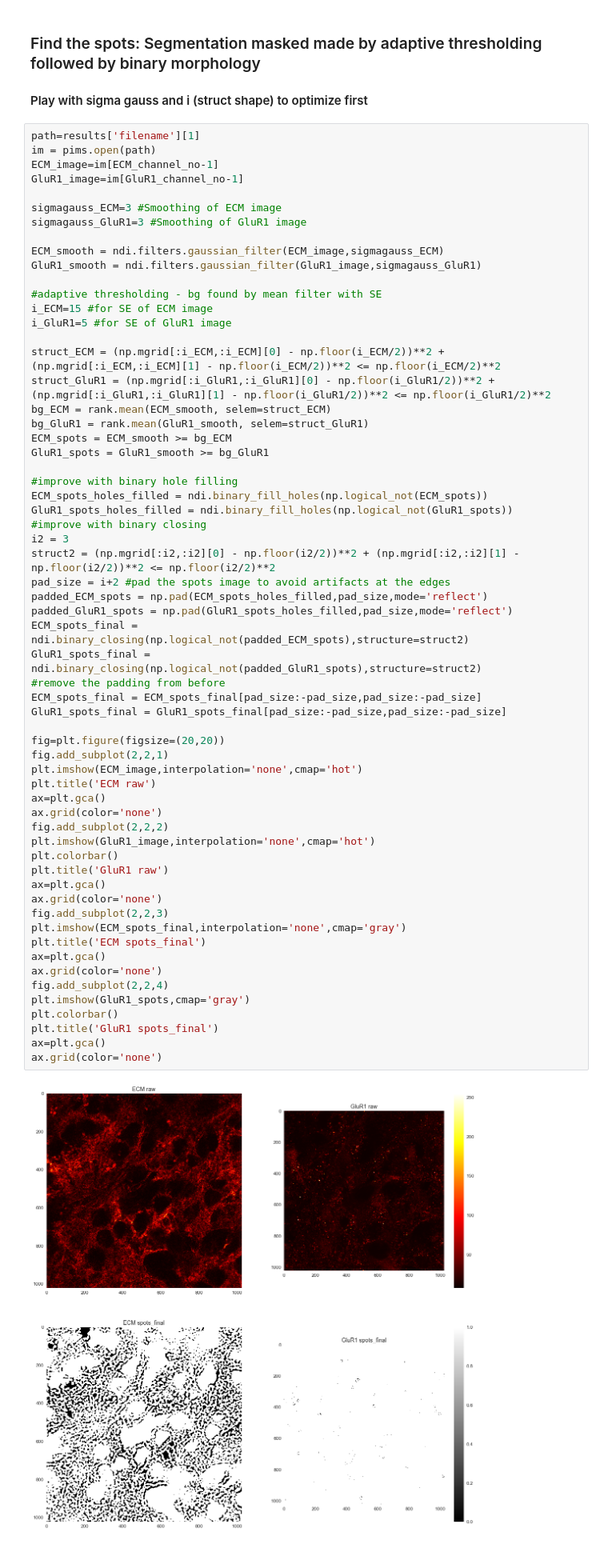
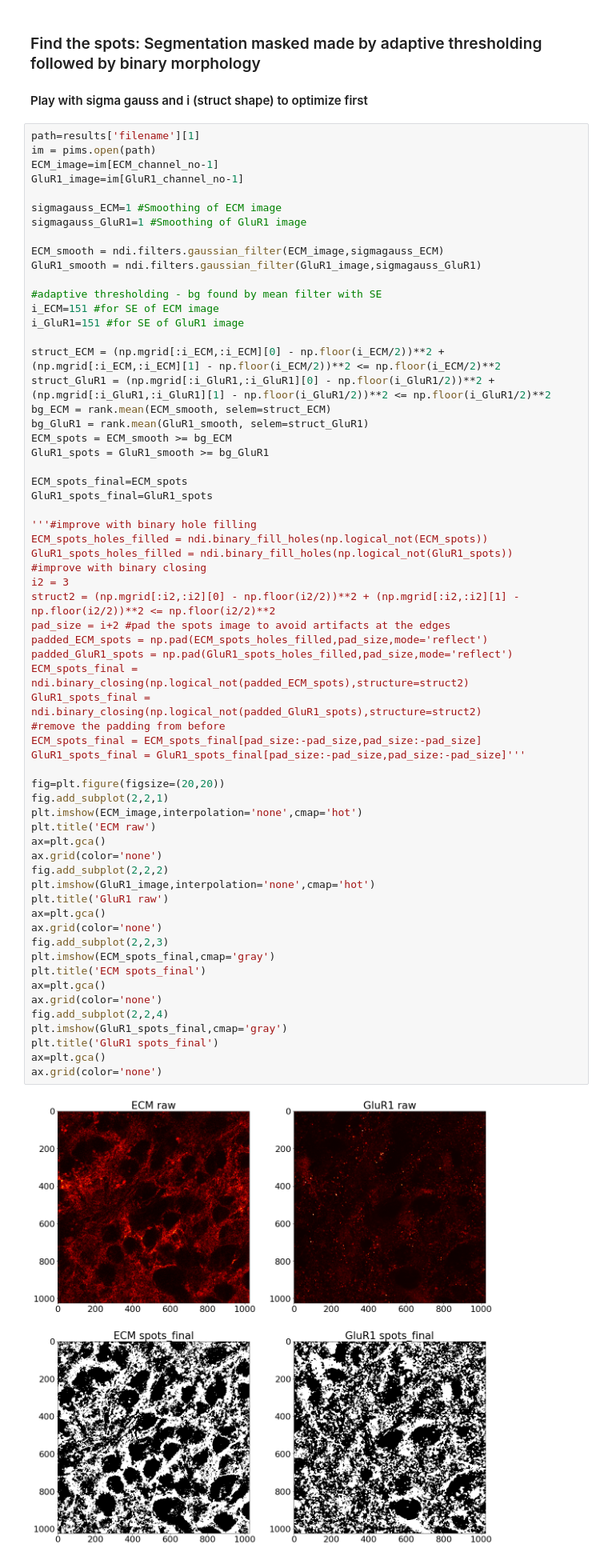
Before and after one commit to taldanko/Image_processing, a Jupyter notebook: SlicesManipulation_Analysis/SlicesManipulation_Analysis.ipynb, the cells around one changed output. Shown at 80% size. Cells and saved outputs as stored; diff of their text form.

Commit message:
Removed binary hole filling and ran for exp from 31.1.18 and 01.02.18

```diff
--- a/SlicesManipulation_Analysis/SlicesManipulation_Analysis.ipynb
+++ b/SlicesManipulation_Analysis/SlicesManipulation_Analysis.ipynb
@@ -100,15 +98,15 @@ im = pims.open(path)
 ECM_image=im[ECM_channel_no-1]
 GluR1_image=im[GluR1_channel_no-1]
 
-sigmagauss_ECM=3 #Smoothing of ECM image
-sigmagauss_GluR1=3 #Smoothing of GluR1 image
+sigmagauss_ECM=1 #Smoothing of ECM image
+sigmagauss_GluR1=1 #Smoothing of GluR1 image
 
 ECM_smooth = ndi.filters.gaussian_filter(ECM_image,sigmagauss_ECM)
 GluR1_smooth = ndi.filters.gaussian_filter(GluR1_image,sigmagauss_GluR1)
 
 #adaptive thresholding - bg found by mean filter with SE
-i_ECM=15 #for SE of ECM image
-i_GluR1=5 #for SE of GluR1 image
+i_ECM=151 #for SE of ECM image
+i_GluR1=151 #for SE of GluR1 image
 
 struct_ECM = (np.mgrid[:i_ECM,:i_ECM][0] - np.floor(i_ECM/2))**2 + (np.mgrid[:i_ECM,:i_ECM][1] - np.floor(i_ECM/2))**2 <= np.floor(i_ECM/2)**2
 struct_GluR1 = (np.mgrid[:i_GluR1,:i_GluR1][0] - np.floor(i_GluR1/2))**2 + (np.mgrid[:i_GluR1,:i_GluR1][1] - np.floor(i_GluR1/2))**2 <= np.floor(i_GluR1/2)**2
@@ -117,46 +115,47 @@ bg_GluR1 = rank.mean(GluR1_smooth, selem=struct_GluR1)
 ECM_spots = ECM_smooth >= bg_ECM
 GluR1_spots = GluR1_smooth >= bg_GluR1
 
-#improve with binary hole filling
+ECM_spots_final=ECM_spots
+GluR1_spots_final=GluR1_spots
+
+'''#improve with binary hole filling
 ECM_spots_holes_filled = ndi.binary_fill_holes(np.logical_not(ECM_spots))
 GluR1_spots_holes_filled = ndi.binary_fill_holes(np.logical_not(GluR1_spots))
 #improve with binary closing
 i2 = 3
 struct2 = (np.mgrid[:i2,:i2][0] - np.floor(i2/2))**2 + (np.mgrid[:i2,:i2][1] - np.floor(i2/2))**2 <= np.floor(i2/2)**2
 pad_size = i+2 #pad the spots image to avoid artifacts at the edges
 padded_ECM_spots = np.pad(ECM_spots_holes_filled,pad_size,mode='reflect')
 padded_GluR1_spots = np.pad(GluR1_spots_holes_filled,pad_size,mode='reflect')
 ECM_spots_final = ndi.binary_closing(np.logical_not(padded_ECM_spots),structure=struct2)
 GluR1_spots_final = ndi.binary_closing(np.logical_not(padded_GluR1_spots),structure=struct2)
 #remove the padding from before
 ECM_spots_final = ECM_spots_final[pad_size:-pad_size,pad_size:-pad_size]
-GluR1_spots_final = GluR1_spots_final[pad_size:-pad_size,pad_size:-pad_size]
+GluR1_spots_final = GluR1_spots_final[pad_size:-pad_size,pad_size:-pad_size]'''
 
 fig=plt.figure(figsize=(20,20))
 fig.add_subplot(2,2,1)
 plt.imshow(ECM_image,interpolation='none',cmap='hot')
 plt.title('ECM raw')
 ax=plt.gca()
 ax.grid(color='none')
 fig.add_subplot(2,2,2)
 plt.imshow(GluR1_image,interpolation='none',cmap='hot')
-plt.colorbar()
 plt.title('GluR1 raw')
 ax=plt.gca()
 ax.grid(color='none')
 fig.add_subplot(2,2,3)
-plt.imshow(ECM_spots_final,interpolation='none',cmap='gray')
+plt.imshow(ECM_spots_final,cmap='gray')
 plt.title('ECM spots_final')
 ax=plt.gca()
 ax.grid(color='none')
 fig.add_subplot(2,2,4)
-plt.imshow(GluR1_spots,cmap='gray')
-plt.colorbar()
+plt.imshow(GluR1_spots_final,cmap='gray')
 plt.title('GluR1 spots_final')
 ax=plt.gca()
 ax.grid(color='none')
 # %% [output]
-[figure, old version]
+[figure, new version]
 # %% [markdown]
 #### After optimizing, run below to make segmentation masks for all images
 # %%
```
Also changed, not shown: parts of 7 cells of this notebook.
